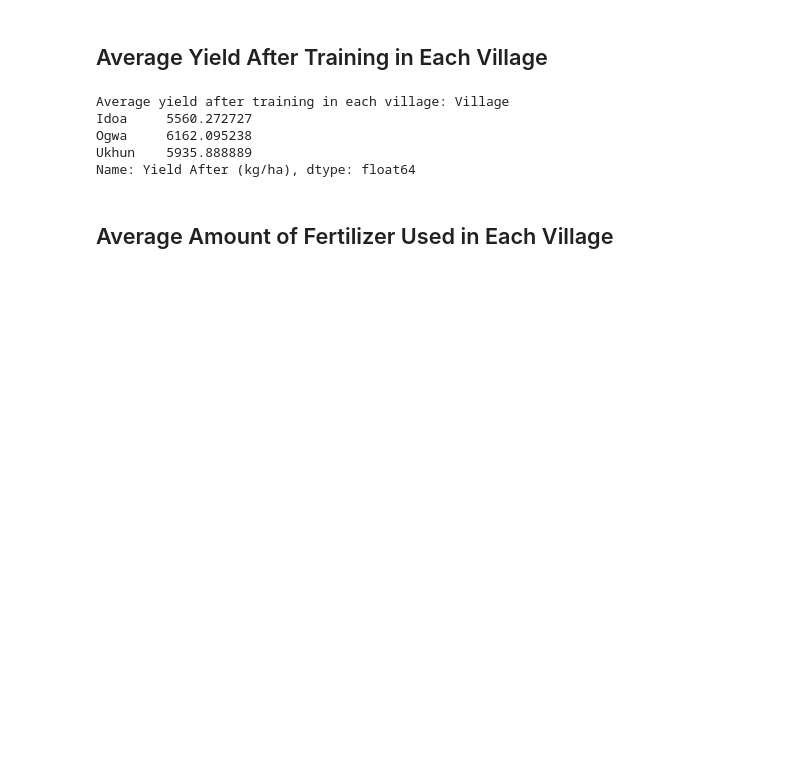
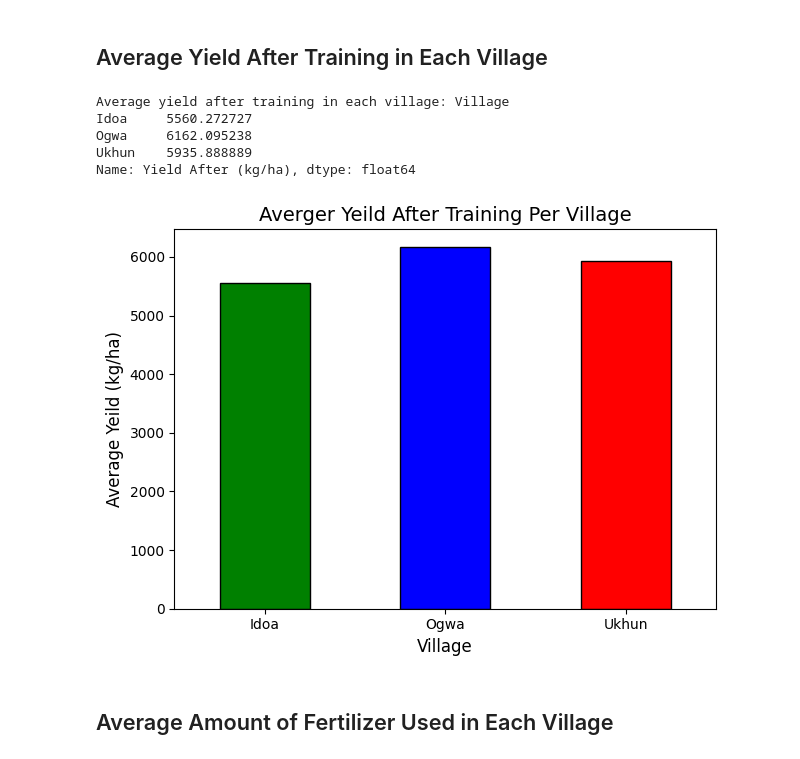
Before and after one commit to best-dave/AGRIC_DATA_ANALYSIS, a Jupyter notebook: farm_analysis.ipynb, the cells around one changed output. Cells and saved outputs as stored; diff of their text form; code cells hidden in the pictures; blank space fills up the shorter version.

```diff
--- a/farm_analysis.ipynb
+++ b/farm_analysis.ipynb
@@ -43,6 +44,23 @@ Idoa     5560.272727
 Ogwa     6162.095238
 Ukhun    5935.888889
 Name: Yield After (kg/ha), dtype: float64
+# %%
+# creating the chart
+Avg_yeild_after_training_per_village.plot(
+    kind = "bar",
+    color = ["green", "blue", "red"],
+    edgecolor = "black"
+)
+
+# Adding of labels and title of the bar chart
+plt.title("Averger Yeild After Training Per Village", fontsize = 14)
+plt.xlabel("Village", fontsize = 12)
+plt.ylabel("Average Yeild (kg/ha)", fontsize = 12)
+plt.xticks(rotation = 0)
+plt.tight_layout()
+plt.show()
+# %% [output]
+[figure, added]
 # %% [markdown]
 ## Average Amount of Fertilizer Used in Each Village
 # %%
```
Also changed, not shown: parts of 5 cells of this notebook, 5 other files.
